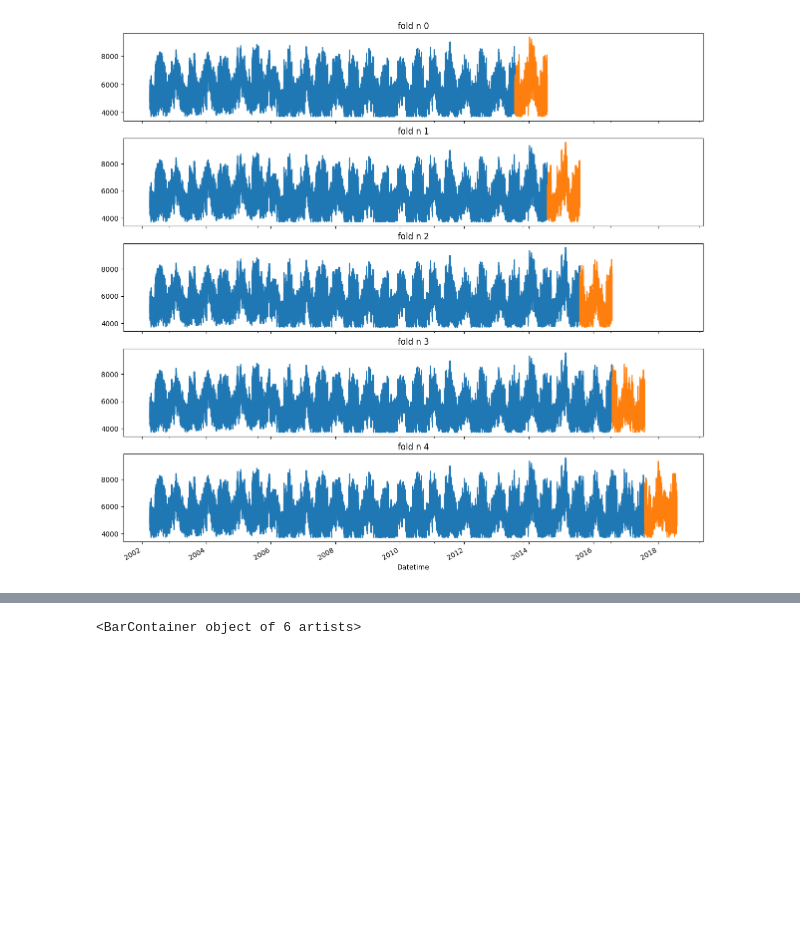
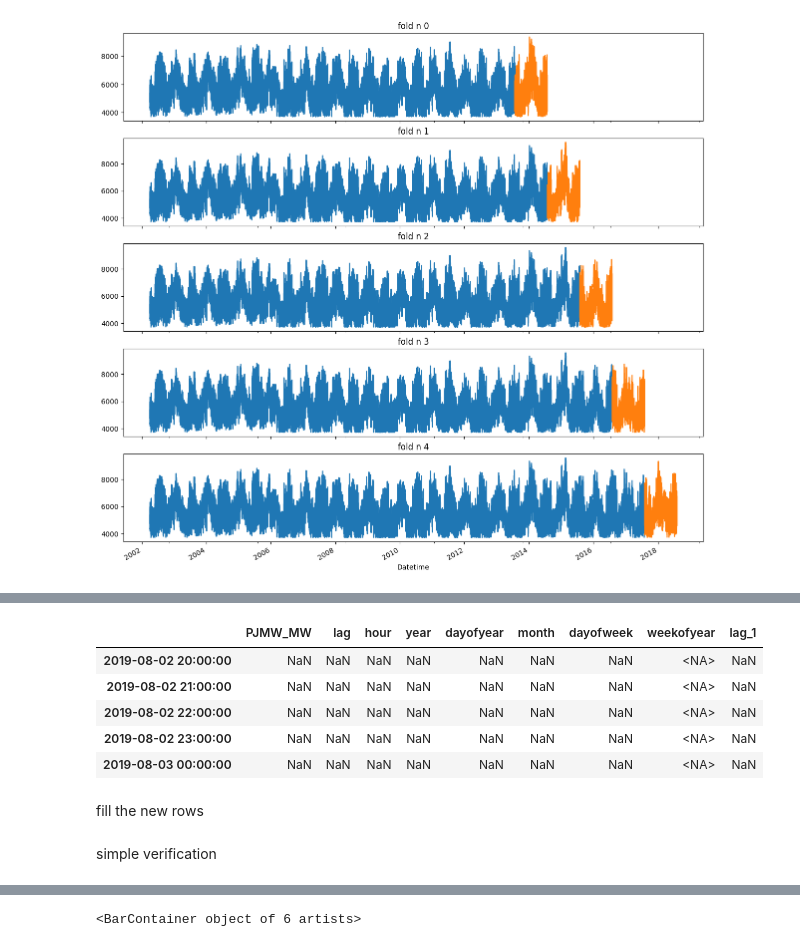
Before and after one commit to zakarya-elmimouni/energy_consumption, a Jupyter notebook: electrical_energy_forcasting1.ipynb, the cells around one changed output, grey strips where cells are left out. Cells and saved outputs as stored; diff of their text form; code cells hidden in the pictures; blank space fills up the shorter version.

```diff
--- a/electrical_energy_forcasting1.ipynb
+++ b/electrical_energy_forcasting1.ipynb
@@ -270,0 +264,11 @@ XGBRegressor(base_score=0.5, booster='gbtree', callbacks=None,
+# %%
+concat_data.tail()
+# %% [output]
+|  | PJMW_MW | lag | hour | year | dayofyear | month | dayofweek | weekofyear | lag_1 |
+| 2019-08-02 20:00:00 | NaN | NaN | NaN | NaN | NaN | NaN | NaN | <NA> | NaN |
+| 2019-08-02 21:00:00 | NaN | NaN | NaN | NaN | NaN | NaN | NaN | <NA> | NaN |
+| 2019-08-02 22:00:00 | NaN | NaN | NaN | NaN | NaN | NaN | NaN | <NA> | NaN |
+| 2019-08-02 23:00:00 | NaN | NaN | NaN | NaN | NaN | NaN | NaN | <NA> | NaN |
+| 2019-08-03 00:00:00 | NaN | NaN | NaN | NaN | NaN | NaN | NaN | <NA> | NaN |
+# %% [markdown]
+fill the new rows
@@ -270,0 +277,2 @@ XGBRegressor(base_score=0.5, booster='gbtree', callbacks=None,
+# %% [markdown]
+simple verification
```
Also changed, not shown: parts of 20 cells of this notebook.
